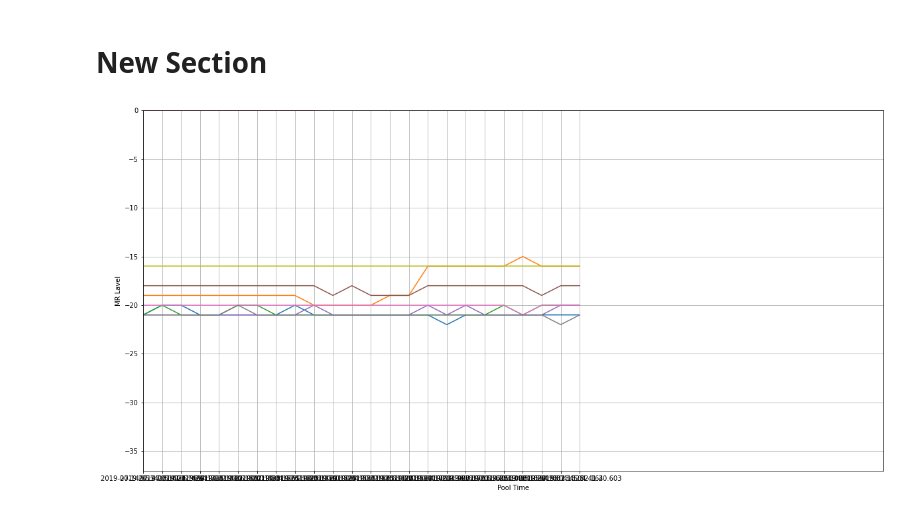
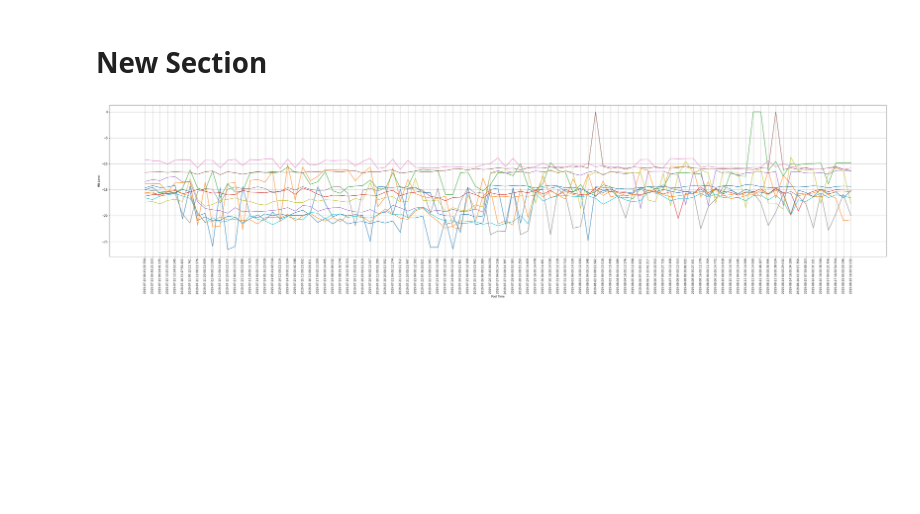
Before and after one commit to KSolves-ML/PNM-ML-POC, a Jupyter notebook: pnm_prediction.ipynb, the cells around one changed output. Saved outputs shown, nothing was run; the diff lists cells and outputs as text; code cells hidden in the pictures; blank space fills up the shorter version.

```diff
--- a/pnm_prediction.ipynb
+++ b/pnm_prediction.ipynb
@@ -81,10 +87,17 @@ print(modem_data)
 # %%
-def plot_series(time, series, key, format='-', start=0, end=None):
+def plot_series(time, series, format='-', start=0, end=None):
   plt.plot(time[start:end], series[start:end], format)
 # %%
 def configure_chart():
-  plt.figure(figsize=(20, 10))
+  plt.figure(figsize=(50, 10))
   plt.xlabel("Pool Time")
-  plt.ylabel("MR Lavel")
-  plt.axis([0, day_difference.days, min_mr_lavel, max_mr_lavel])
+  plt.ylabel("MR Level")
+  plt.xticks(rotation=90)
+
+
+  # min_date_time_new = min_date_time.strftime('%Y-%m-%d')
+  # max_date_time_new = max_date_time.strftime('%Y-%m-%d')
+  # print("X level =====>>>>", min_date_time_new)
+  # print("Y level =====>>>>", max_date_time_new)
+  # plt.axis([min_date_time, max_date_time, min_mr_lavel, max_mr_lavel])
   plt.grid(True)
@@ -93,20 +114,40 @@ def configure_chart():
 # %%
 configure_chart()
 counter = 0
 
+red_zone_list = []
+green_zone_list = []
+yellow_zone_list = []
+
 for key in modem_data.keys():
   counter = counter + 1
-  mr_lavels = []
+  mr_levels = []
   poll_times = []
   data = modem_data[key]
+  red_zone_counter = 0
+  green_zone_counter = 0
+  yellow_zone_counter = 0
 
-  for item in data:
-    mr_lavels.append((item["mr_lavel"]))
-    poll_times.append(item["poll_time"])
+  if len(data) == 95:
+    for item in data:
+      mr_levels.append(item["mr_lavel"])
+      poll_times.append(item["poll_time"])
 
-  if counter < 10:
-    series = np.array(mr_lavels)
+      if item["mr_lavel"] > -18:
+        red_zone_counter += 1
+      elif item["mr_lavel"] > -25 and item["mr_lavel"] <-18:
+        yellow_zone_counter += 1
+      elif item["mr_lavel"] < -25:
+        green_zone_counter += 1
+    if red_zone_counter > green_zone_counter and red_zone_counter > yellow_zone_counter:
+      red_zone_list.append(mr_levels)
+    elif green_zone_counter > yellow_zone_counter:
+      green_zone_list.append(mr_levels)
+    else:
+      yellow_zone_list.append(mr_levels)
+for x in red_zone_list:
+    series = np.array(x)
     time = np.array(poll_times)
-    plot_series(time, series, key)
+    plot_series(time, series)
 # %% [output]
-[figure, old version]
+[figure, new version]
```
Also changed, not shown: parts of 9 cells of this notebook.
